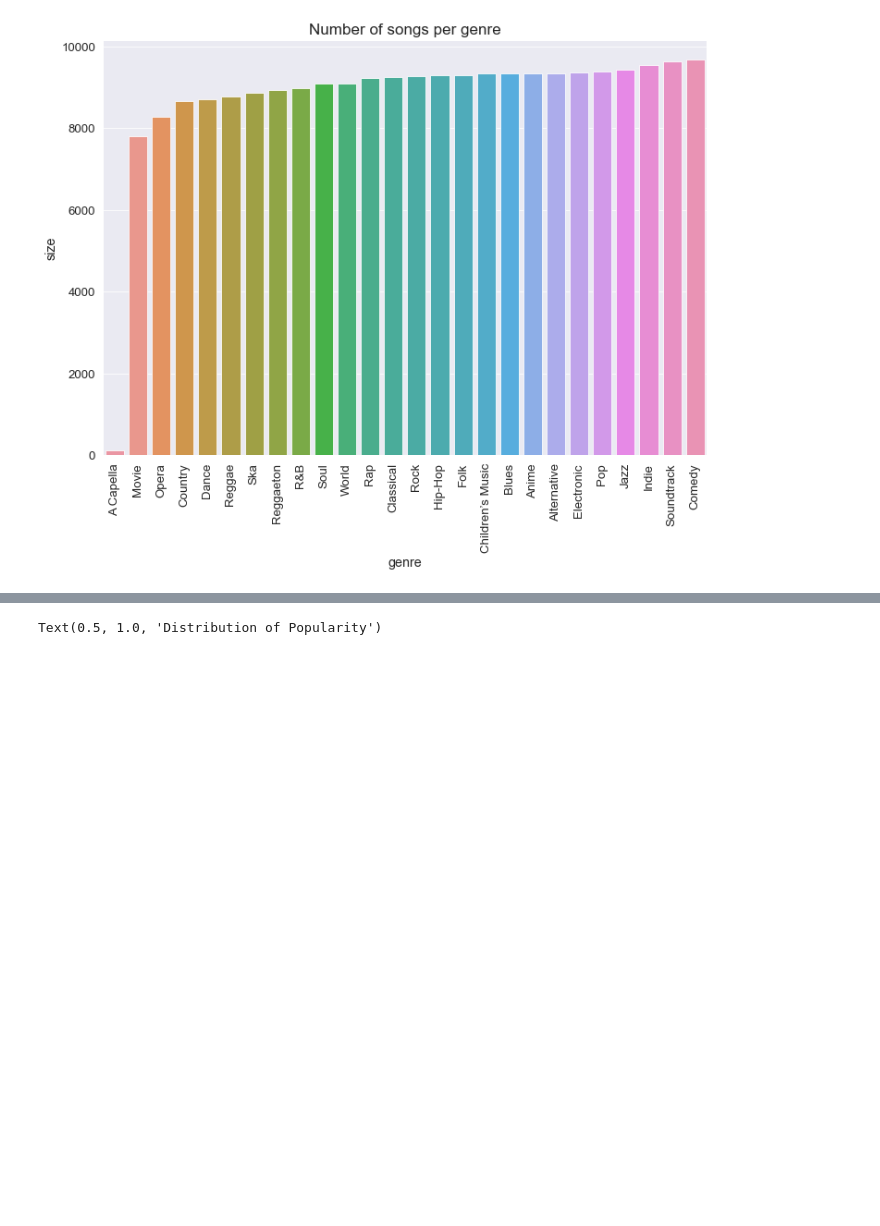
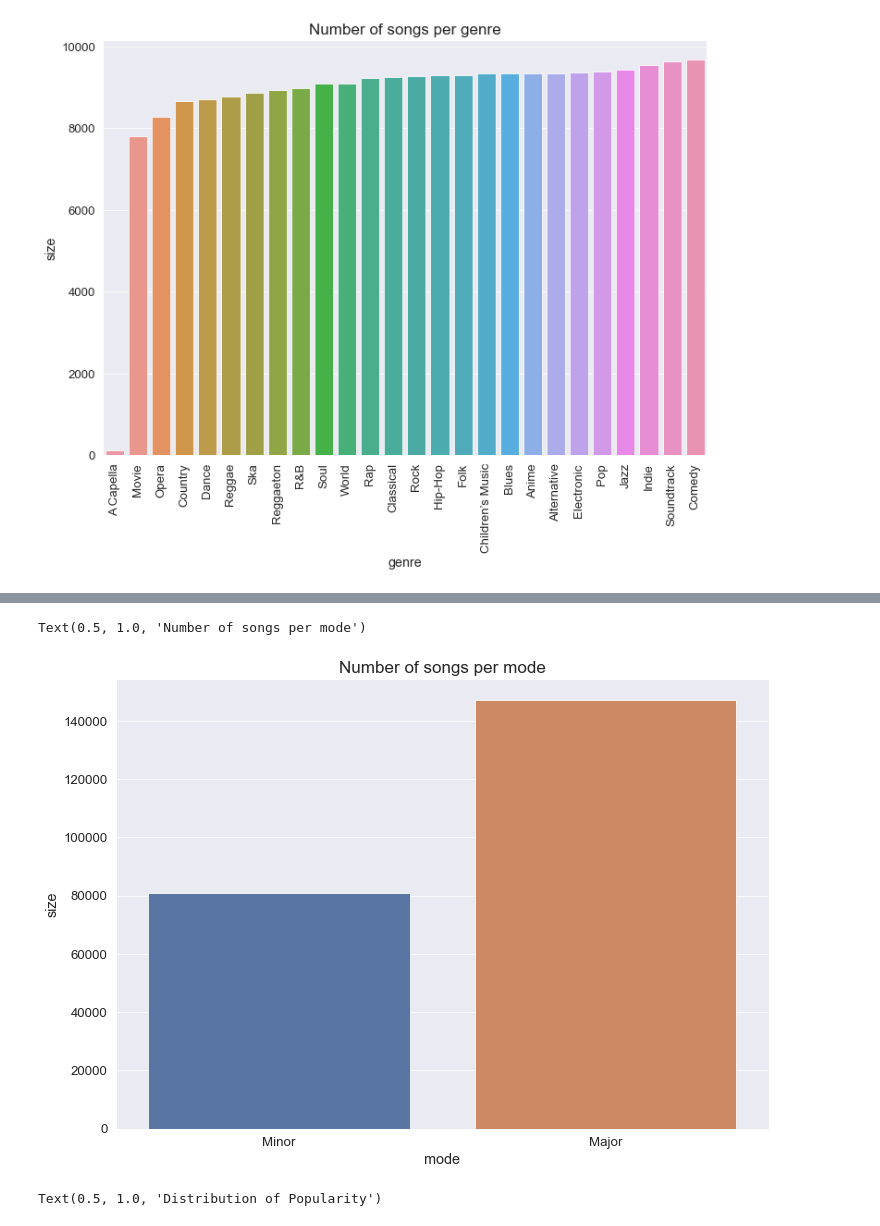
Before and after one commit to Mohammad-sakir/PDS_PROJ, a Jupyter notebook: analysis_spotify.ipynb, the cells around one changed output, grey strips where cells are left out. Cells and saved outputs as stored; diff of their text form; code cells hidden in the pictures; blank space fills up the shorter version.

```diff
--- a/analysis_spotify.ipynb
+++ b/analysis_spotify.ipynb
@@ -130,3 +144,8 @@ Text(0.5, 1.0, 'Number of songs per genre')
+# %%
+sns.barplot(x='mode', y='size', data=df3).set_title("Number of songs per mode", fontsize=17)
+# %% [output]
+Text(0.5, 1.0, 'Number of songs per mode')
+[figure, added]
 # %%
 # Distribution of popularity score
 sns.set_context("paper", font_scale=1.5)
```
Also changed, not shown: parts of 4 cells of this notebook.
